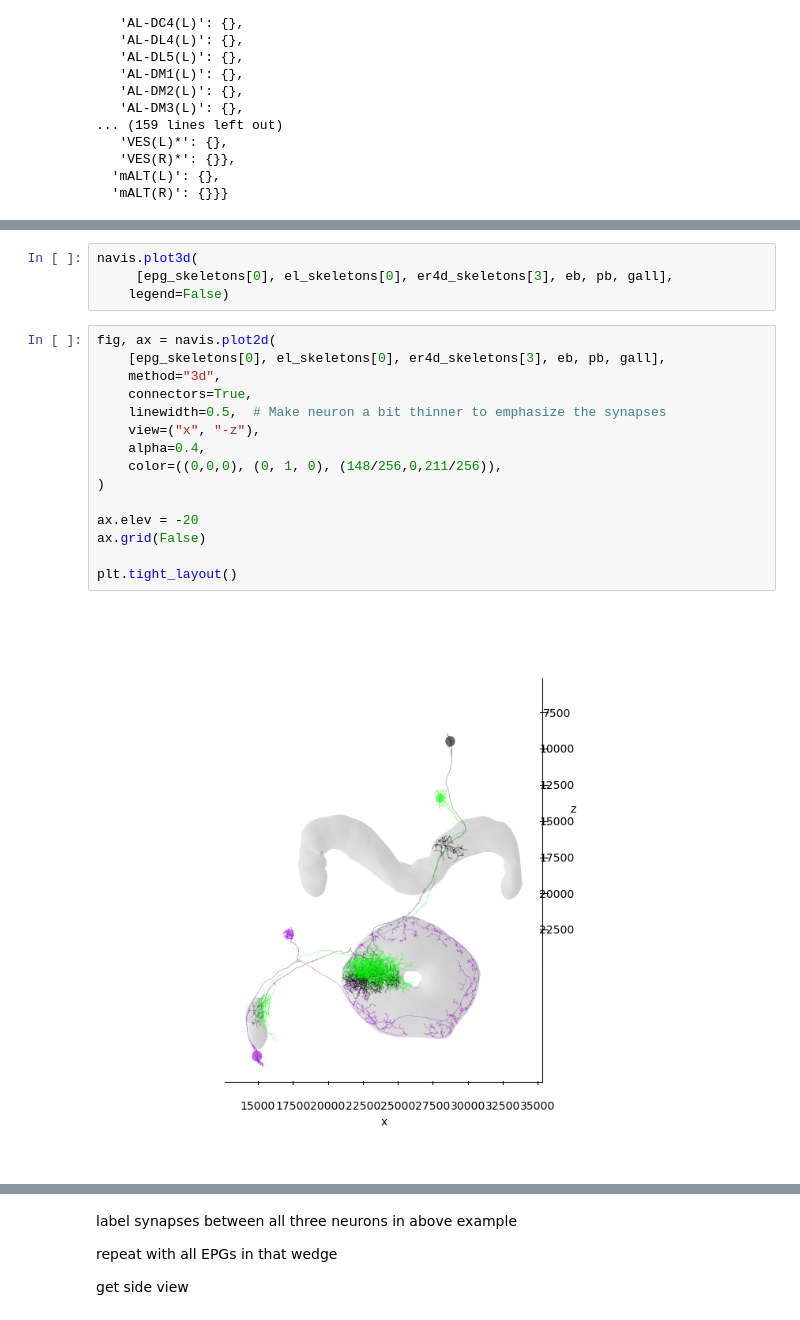
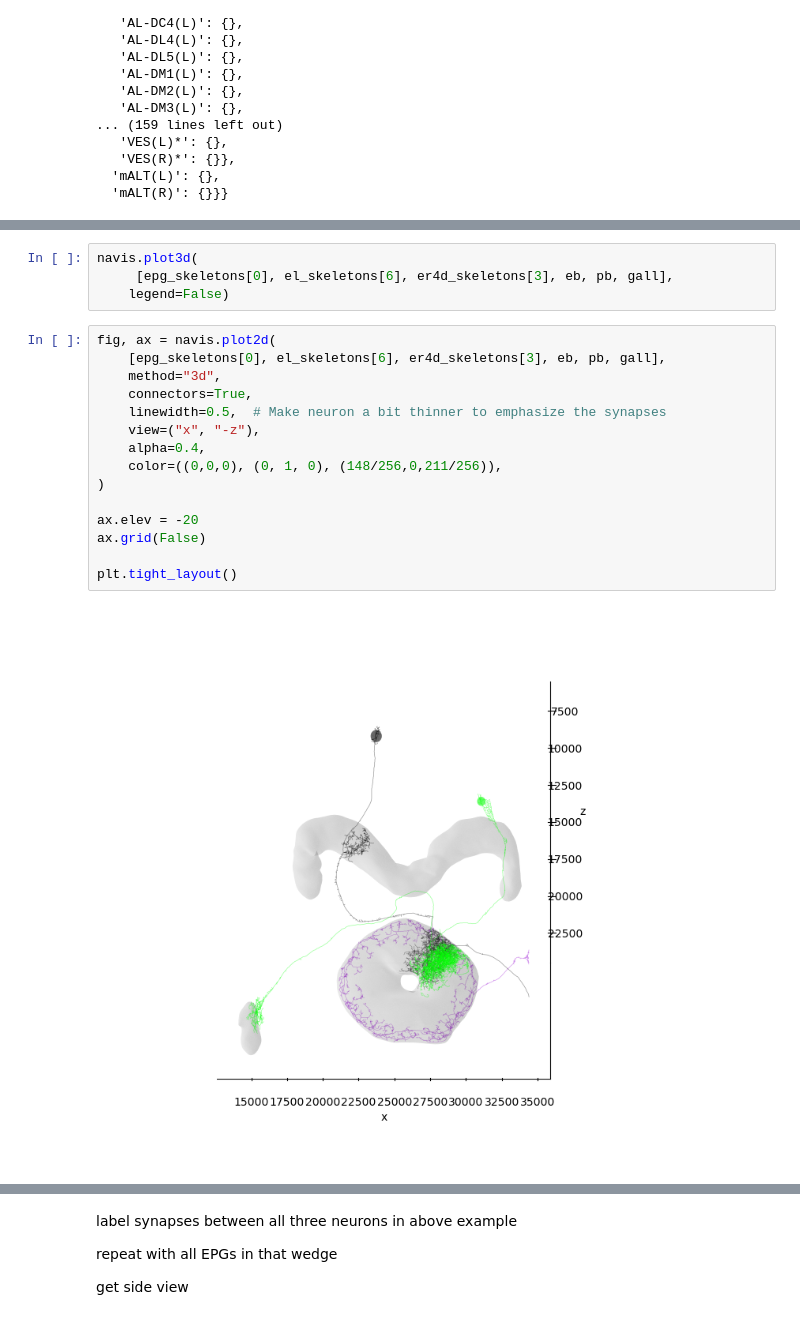
Before and after one commit to yfisher-lab/NeuromodPlasticity, a Jupyter notebook: Notebooks/connectomics_analysis/navis_debugging.ipynb, the cells around one changed output, grey strips where cells are left out. Saved outputs shown, nothing was run; the diff lists cells and outputs as text.

```diff
--- a/Notebooks/connectomics_analysis/navis_debugging.ipynb
+++ b/Notebooks/connectomics_analysis/navis_debugging.ipynb
@@ -87,21 +90,21 @@ er4d_skeletons.head()
 # %%
 navis.plot3d(
-     [epg_skeletons[0], el_skeletons[0], er4d_skeletons[3], eb, pb, gall],
+     [epg_skeletons[0], el_skeletons[6], er4d_skeletons[3], eb, pb, gall],
     legend=False)
 # %%
 fig, ax = navis.plot2d(
-    [epg_skeletons[0], el_skeletons[0], er4d_skeletons[3], eb, pb, gall],
+    [epg_skeletons[0], el_skeletons[6], er4d_skeletons[3], eb, pb, gall],
     method="3d",
     connectors=True,
     linewidth=0.5,  # Make neuron a bit thinner to emphasize the synapses
     view=("x", "-z"),
     alpha=0.4,
     color=((0,0,0), (0, 1, 0), (148/256,0,211/256)),
 )
 
 ax.elev = -20
 ax.grid(False)
 
 plt.tight_layout()
 # %% [output]
-[figure, old version]
+[figure, new version]
```
Also changed, not shown: parts of 8 cells of this notebook, 3 other files.
